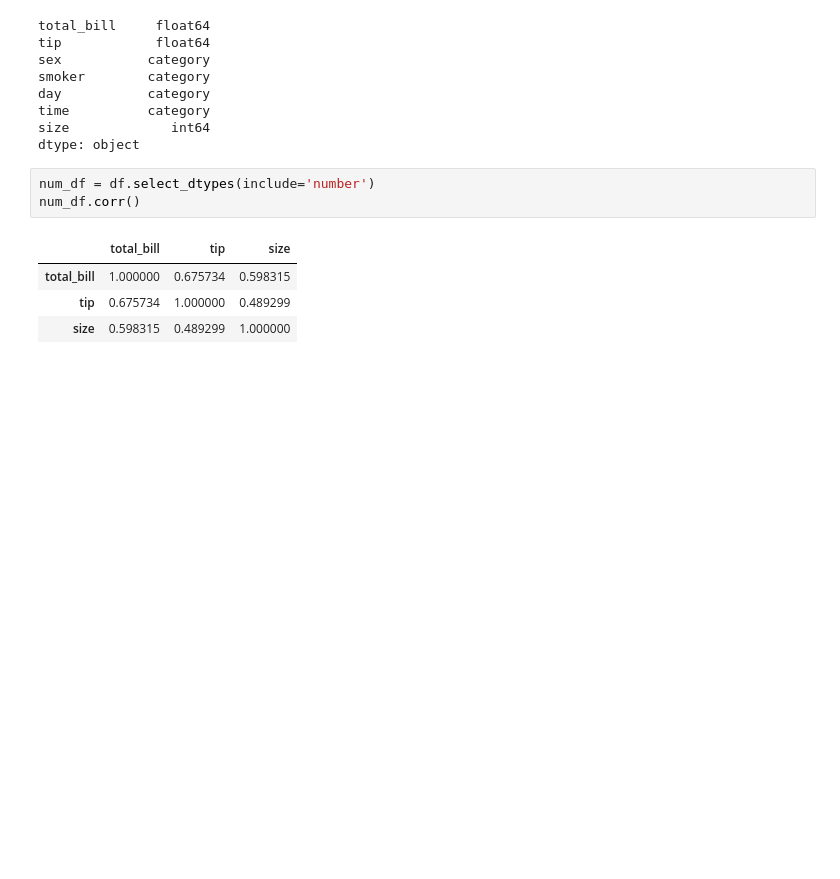
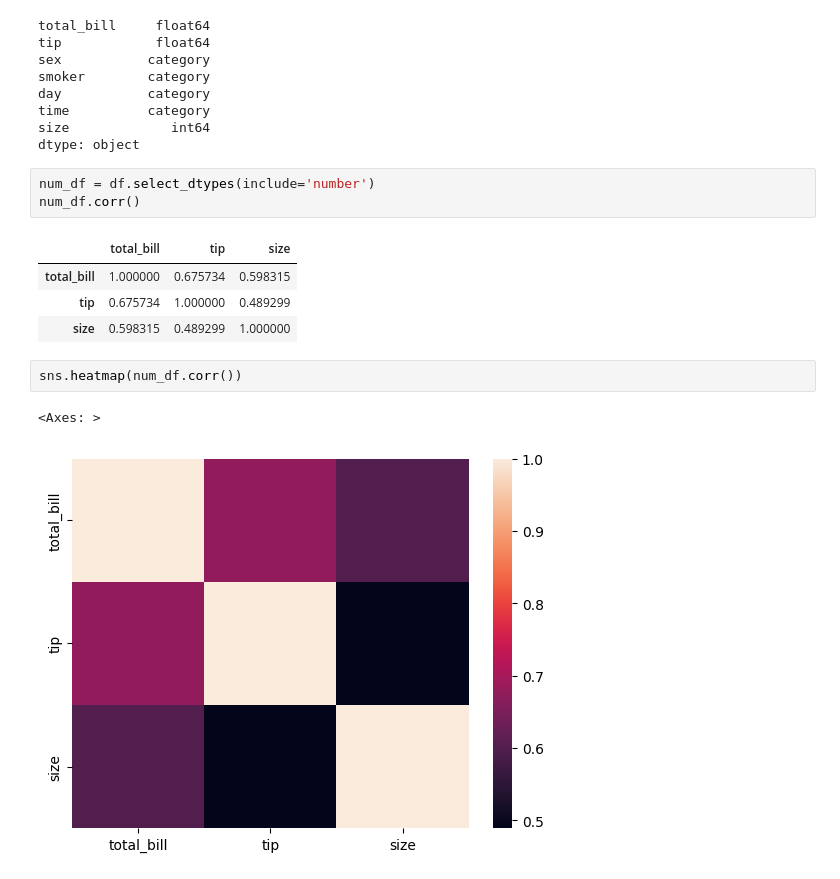
Before and after one commit to zeshanjamal19/ml_engineer_learning, a Jupyter notebook: python/matplotlib.ipynb, the cells around one changed output. Drawn from its saved outputs; the diff is of its cells as text; blank space fills up the shorter version.

Commit message:
Heatmap practice

```diff
--- a/python/matplotlib.ipynb
+++ b/python/matplotlib.ipynb
@@ -119,3 +119,8 @@ num_df.corr()
 | total_bill | 1.000000 | 0.675734 | 0.598315 |
 | tip | 0.675734 | 1.000000 | 0.489299 |
 | size | 0.598315 | 0.489299 | 1.000000 |
+# %%
+sns.heatmap(num_df.corr())
+# %% [output]
+<Axes: >
+[figure, added]
```
